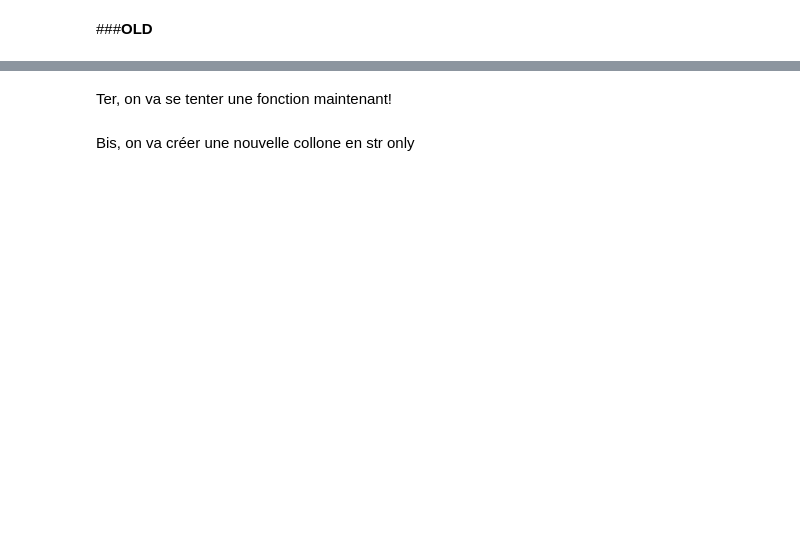
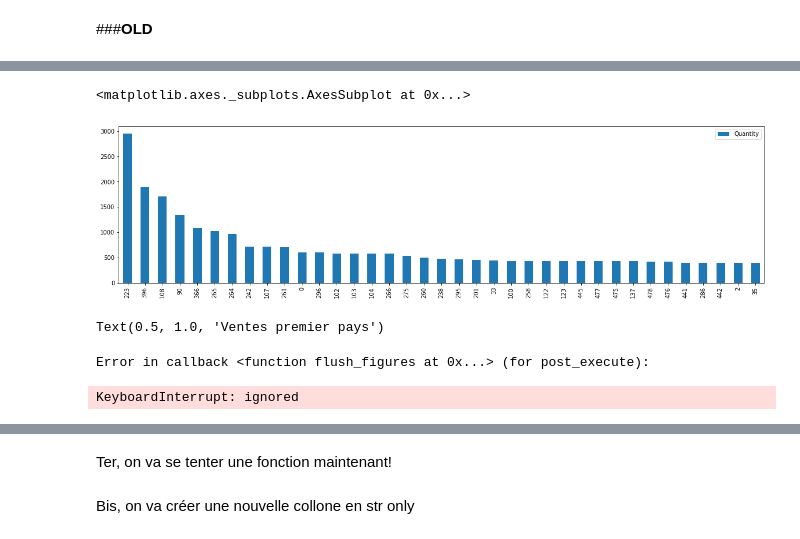
Before and after one commit to federicoding/TestTechnique, a Jupyter notebook: Analyse.ipynb, the cells around one changed output, grey strips where cells are left out. Saved outputs shown, nothing was run; the diff lists cells and outputs as text; code cells hidden in the pictures; blank space fills up the shorter version.

```diff
--- a/Analyse.ipynb
+++ b/Analyse.ipynb
@@ -504,0 +919,13 @@ Mais il faut savoir que ça peut être une piste à explorer, toujours, parfois
+# %%
+fig,ax = plt.subplots(figsize=(20,5))
+un_pays.sort_values('Quantity',ascending=False).head(37).plot(kind='bar',ax=ax)
+# %% [output]
+<matplotlib.axes._subplots.AxesSubplot at 0x...>
+[figure, added]
+# %%
+fig, ax = plt.subplots(1)
+pays_produits.plot(kind='bar',ax=ax).set_title('Ventes premier pays')
+# %% [output]
+Text(0.5, 1.0, 'Ventes premier pays')
+Error in callback <function flush_figures at 0x...> (for post_execute):
+KeyboardInterrupt: ignored
```
Also changed, not shown: parts of 72 cells of this notebook.
